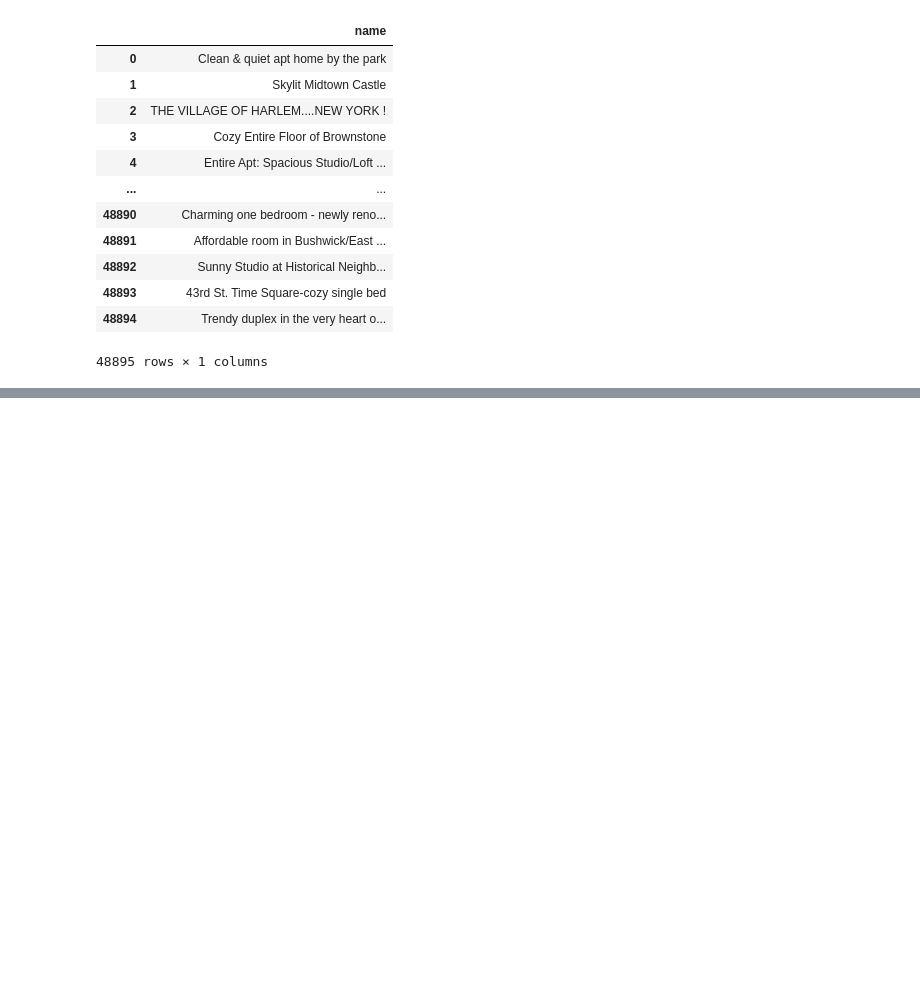
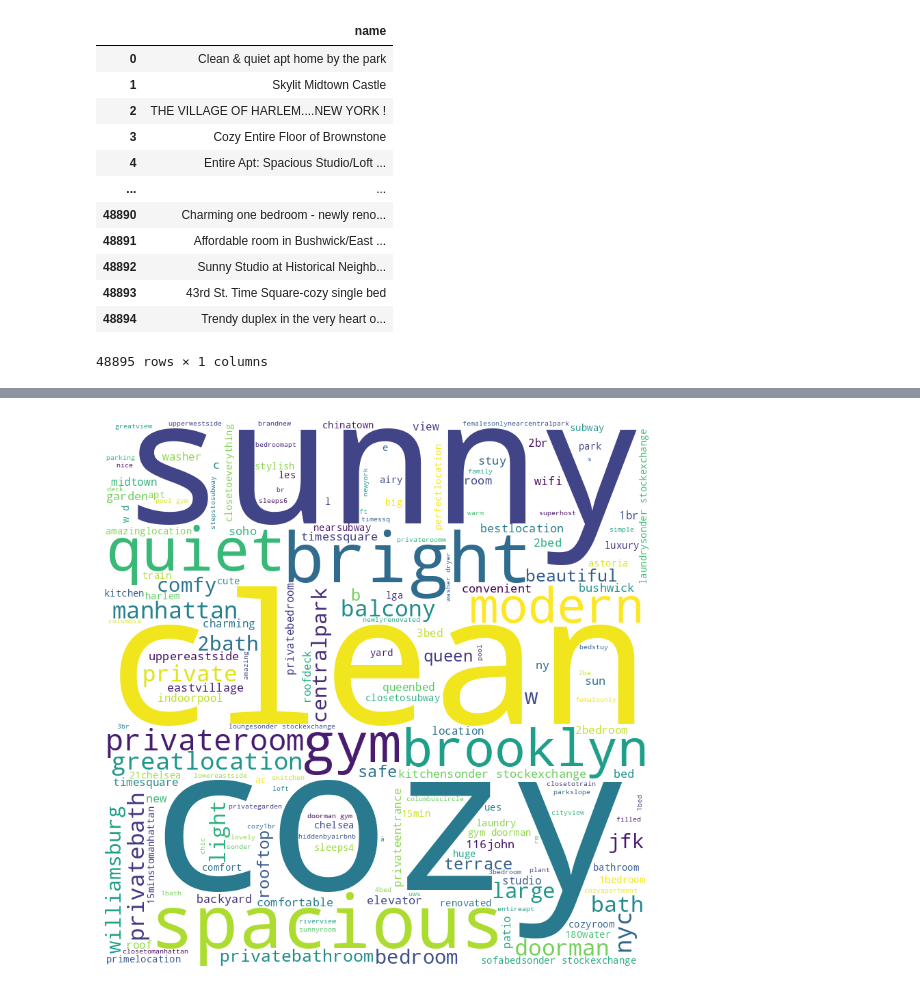
Before and after one commit to MarianaSosaTerrazas/DIPLOMADO_CIENCIA_MATEMATICA_2024-1, a Jupyter notebook: Airbnb_ProyectoMST.ipynb, the cells around one changed output, grey strips where cells are left out. Saved outputs shown, nothing was run; the diff lists cells and outputs as text; code cells hidden in the pictures; blank space fills up the shorter version.

```diff
--- a/Airbnb_ProyectoMST.ipynb
+++ b/Airbnb_ProyectoMST.ipynb
@@ -250,0 +351,5 @@ texts
+# %%
+comments=[]
+for comment in df['name']:
+  comments.append(list(word_tokenize(str(comment).lower())))
+comments[0]
@@ -250,0 +358,8 @@ texts
+# %%
+def get_all_words(cleaned_tokens_list):
+    for tokens in cleaned_tokens_list:
+        for token in tokens:
+            yield token
+# %%
+all_words=list(get_all_words(comments))
+all_words
@@ -251 +395,17 @@ texts
+# %%
+comment_word=''
+comment_word+=''.join(all_words)+''
+
+wordcloud=WordCloud(width=800, height=800,
+                    background_color='white',
+                    min_font_size=10).generate(comment_word)
+
+plt.figure(figsize=(8,8),facecolor=None)
+plt.imshow(wordcloud)
+plt.axis('off')
+plt.tight_layout(pad=0)
+
+plt.show()
+# %% [output]
+[figure, added]
 # %%
```
Also changed, not shown: parts of 24 cells of this notebook.
